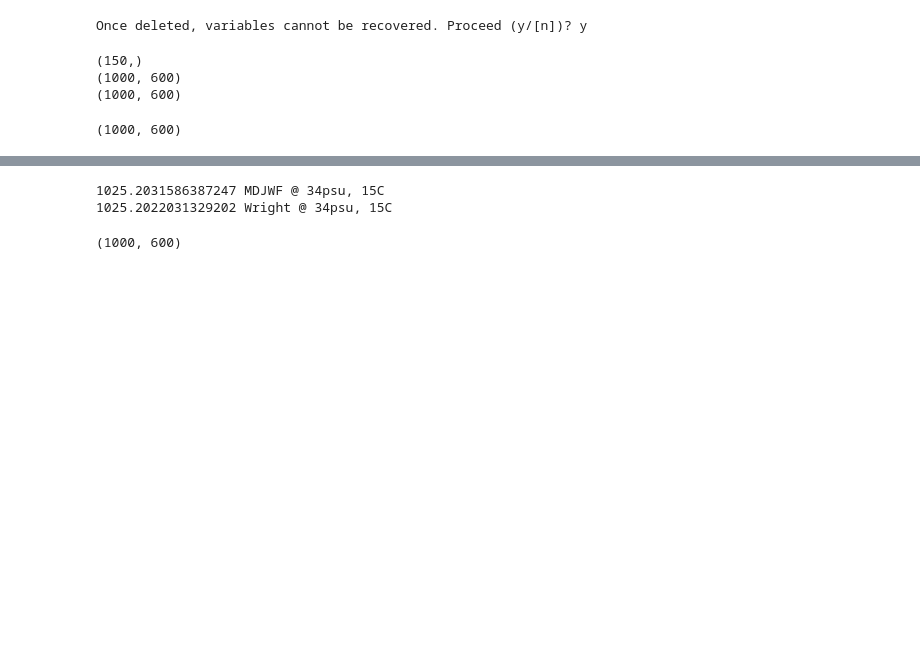
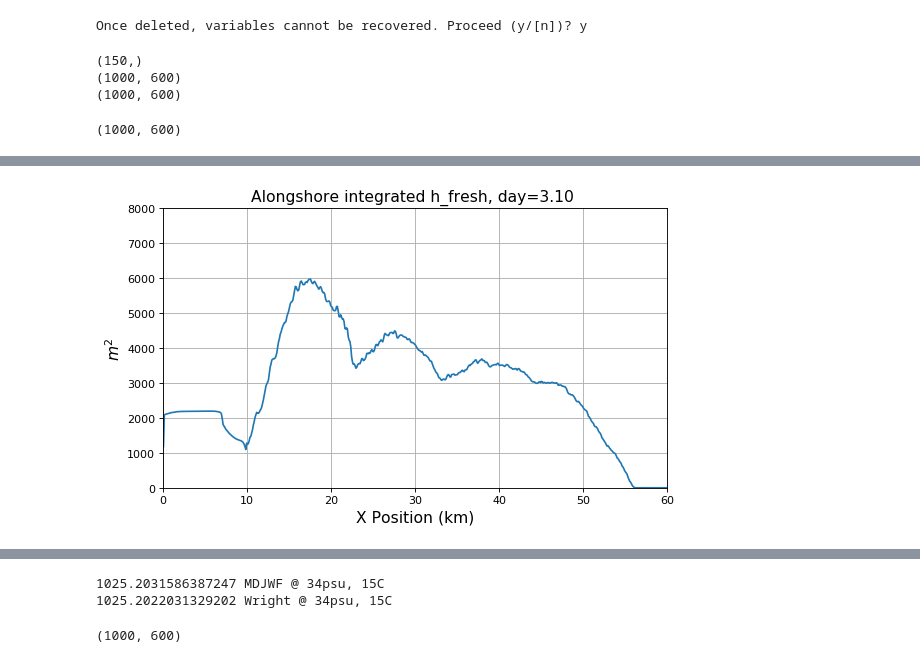
Before and after one commit to ElizabethYankovsky/MITgcm_codes, a Jupyter notebook: Plume_analysis/Analysis.ipynb, the cells around one changed output, grey strips where cells are left out. Drawn from its saved outputs; the diff is of its cells as text; code cells hidden in the pictures; blank space fills up the shorter version.

```diff
--- a/Plume_analysis/Analysis.ipynb
+++ b/Plume_analysis/Analysis.ipynb
@@ -94,3 +98,19 @@ cb1 = fig.colorbar(quad1,ax2)
+# %%
+hf[(mask==0)]=np.nan
+hf_alongshore = np.nansum(hf*100,axis=0)
+hf_alongshore.shape
+fig = plt.figure(figsize=(9, 5), dpi= 80, facecolor='w', edgecolor='k')
+ax1 = fig.add_axes([0.15,0.1,0.7,0.7])  #left pos. bottom pos. width, height #ax1 = fig.add_subplot(111)
+
+
+ax1.plot(xq/1000,hf_alongshore)
+ax1.set_title('Alongshore integrated h_fresh, day=%04.2f ' %(index/48.), fontsize=14)
+ax1.set_xlabel('X Position (km)',fontsize=14)
+ax1.set_ylabel('$m^2$',fontsize=14)
+ax1.set_xlim([0,60]);ax1.set_ylim([0,8000])
+plt.grid()
+# %% [output]
+[figure, added]
 # %%
 #PLOTTING Offshore Velocity
 index=140
```
Also changed, not shown: parts of 4 cells of this notebook, 1 other file.
